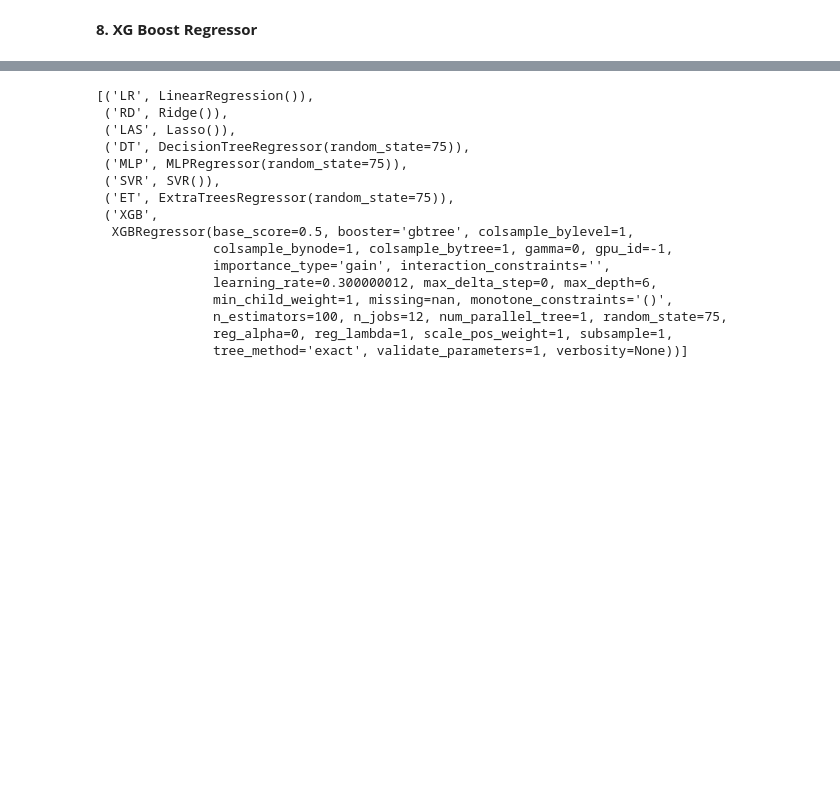
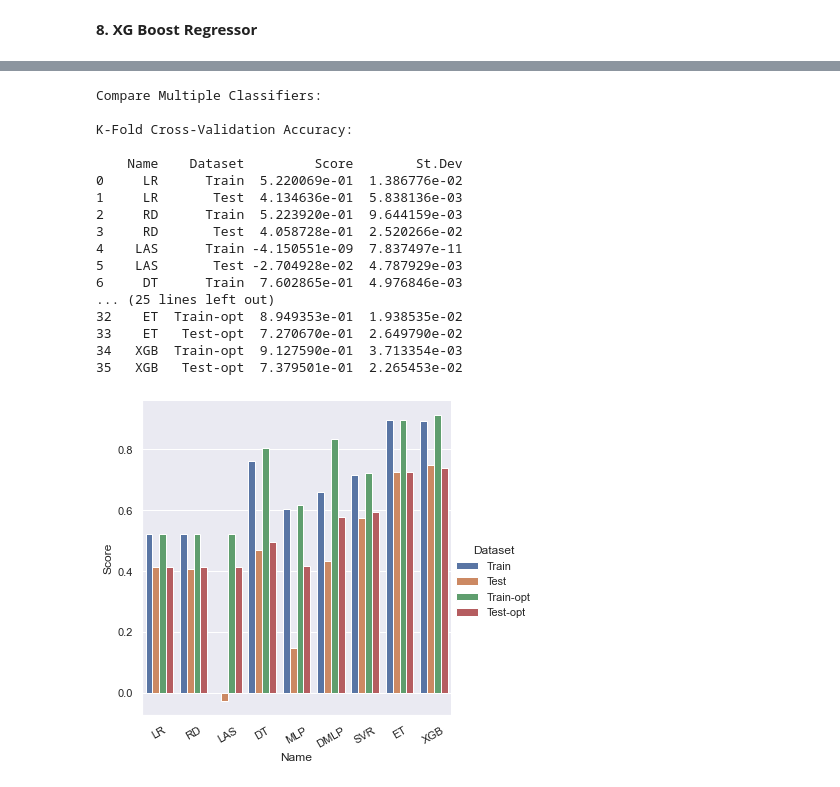
Before and after one commit to maniatisni/DSML-Machine-Learning-Project, a Jupyter notebook: 1st Part (Dataset A).ipynb, the cells around one changed output, grey strips where cells are left out. Saved outputs shown, nothing was run; the diff lists cells and outputs as text; code cells hidden in the pictures; blank space fills up the shorter version.

```diff
--- a/1st Part (Dataset A).ipynb
+++ b/1st Part (Dataset A).ipynb
@@ -572,36 +689,40 @@ def compare_models_final(trainX,trainY,testX,testY,models,modelsopt,tempdf):
     print('\nK-Fold Cross-Validation Accuracy:\n')
 
 #     tempdf = pd.DataFrame(columns=['Name','Dataset','Score','St.Dev'])
-    for name, model, _,model1 in zip(models,modelsopt):
-        model1.fit(trainX,trainY)
+    for model, modelopt in zip(models,modelsopt):
+        modelopt[1].fit(trainX,trainY)
         kfold = KFold(n_splits=2,shuffle=True,random_state = 75)
-        train_accuracy_results = cross_val_score(model1, trainX,trainY, cv=kfold)
-        test_accuracy_results = cross_val_score(model1,testX,testY,cv=kfold)
-        tempdf = tempdf.append({'Name':name,'Dataset':'Train*','Score':train_accuracy_results.mean(),
+        train_accuracy_results = cross_val_score(modelopt[1], trainX,trainY, cv=kfold)
+        test_accuracy_results = cross_val_score(modelopt[1],testX,testY,cv=kfold)
+        tempdf = tempdf.append({'Name':model[0],'Dataset':'Train-opt','Score':train_accuracy_results.mean(),
                                'St.Dev':train_accuracy_results.std()},ignore_index=True)
-        tempdf = tempdf.append({'Name':name,'Dataset':'Test*','Score':test_accuracy_results.mean(),
+        tempdf = tempdf.append({'Name':model[0],'Dataset':'Test-opt','Score':test_accuracy_results.mean(),
                                'St.Dev':test_accuracy_results.std()},ignore_index=True)
     print(tempdf)
+    sns.set(rc={'figure.figsize':(20,25)})
     g = sns.catplot(x = 'Name', y='Score',hue = 'Dataset',data=tempdf, kind='bar')
     g.set_xticklabels(rotation=30)
     plt.show()
     return
-# %%
-models
-# %% [output]
-[('LR', LinearRegression()),
- ('RD', Ridge()),
- ('LAS', Lasso()),
- ('DT', DecisionTreeRegressor(random_state=75)),
- ('MLP', MLPRegressor(random_state=75)),
- ('SVR', SVR()),
- ('ET', ExtraTreesRegressor(random_state=75)),
- ('XGB',
-  XGBRegressor(base_score=0.5, booster='gbtree', colsample_bylevel=1,
-               colsample_bynode=1, colsample_bytree=1, gamma=0, gpu_id=-1,
-               importance_type='gain', interaction_constraints='',
-               learning_rate=0.300000012, max_delta_step=0, max_depth=6,
-               min_child_weight=1, missing=nan, monotone_constraints='()',
-               n_estimators=100, n_jobs=12, num_parallel_tree=1, random_state=75,
-               reg_alpha=0, reg_lambda=1, scale_pos_weight=1, subsample=1,
-               tree_method='exact', validate_parameters=1, verbosity=None))]
+# %%
+%%time
+compare_models_final(train_X,train_y,test_X,test_y,models,models_opt,models_df)
+# %% [output]
+Compare Multiple Classifiers:
+
+K-Fold Cross-Validation Accuracy:
+
+    Name    Dataset         Score        St.Dev
+0     LR      Train  5.220069e-01  1.386776e-02
+1     LR       Test  4.134636e-01  5.838136e-03
+2     RD      Train  5.223920e-01  9.644159e-03
+3     RD       Test  4.058728e-01  2.520266e-02
+4    LAS      Train -4.150551e-09  7.837497e-11
+5    LAS       Test -2.704928e-02  4.787929e-03
+6     DT      Train  7.602865e-01  4.976846e-03
+... (25 lines left out)
+32    ET  Train-opt  8.949353e-01  1.938535e-02
+33    ET   Test-opt  7.270670e-01  2.649790e-02
+34   XGB  Train-opt  9.127590e-01  3.713354e-03
+35   XGB   Test-opt  7.379501e-01  2.265453e-02
+[figure, added]
```
Also changed, not shown: parts of 45 cells of this notebook.
